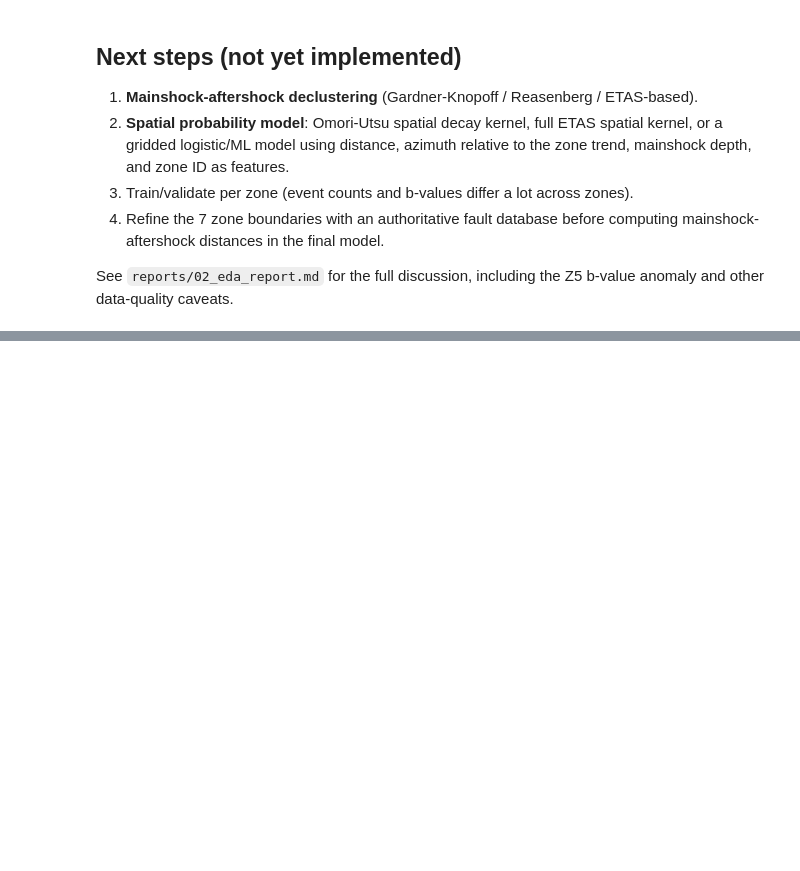
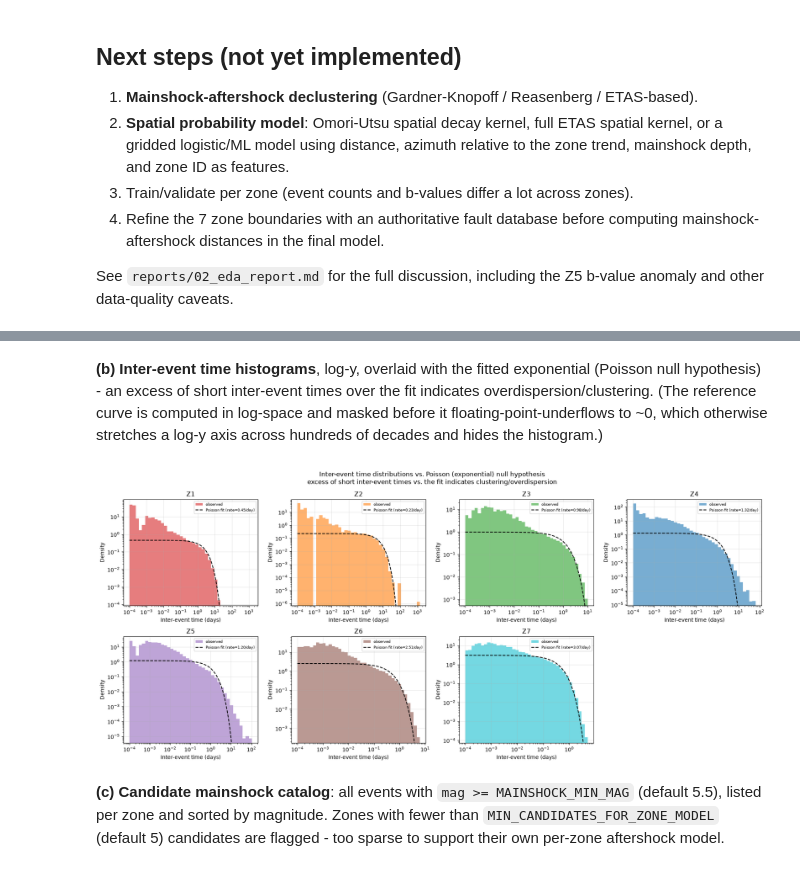
Before and after one commit to maypccp19-glitch/thesis_draft, a Jupyter notebook: thesis_eda.ipynb, the cells around one changed output, grey strips where cells are left out. Drawn from its saved outputs; the diff is of its cells as text; code cells hidden in the pictures; blank space fills up the shorter version.

```diff
--- a/thesis_eda.ipynb
+++ b/thesis_eda.ipynb
@@ -430,0 +619,53 @@ Z5 b-value anomaly and other data-quality caveats.
+# %% [markdown]
+**(b) Inter-event time histograms**, log-y, overlaid with the fitted
+exponential (Poisson null hypothesis) - an excess of short inter-event times
+over the fit indicates overdispersion/clustering. (The reference curve is
+computed in log-space and masked before it floating-point-underflows to
+~0, which otherwise stretches a log-y axis across hundreds of decades and
+hides the histogram.)
+# %%
+zones_enough = [z for z in ZONES_CLASSIFIED if (df_classified["zone_code"] == z).sum() >= 10]
+fig, axes = plt.subplots(2, 4, figsize=(18, 8))
+axes = axes.flatten()
+for i, zone in enumerate(zones_enough):
+    ax = axes[i]
+    sub = df_classified[df_classified["zone_code"] == zone].sort_values("time_utc")
+    t = sub["time_utc"].to_numpy()
+    dt_days = np.diff(t) / np.timedelta64(1, "D")
+    dt_days = dt_days[dt_days > 0]
+    if len(dt_days) < 10:
+        ax.set_title(f"{zone} (n={len(dt_days)}, too few)")
+        continue
+    rate = 1.0 / dt_days.mean()
+    bins = np.logspace(np.log10(max(dt_days.min(), 1e-4)), np.log10(dt_days.max()), 40)
+    counts, edges = np.histogram(dt_days, bins=bins, density=True)
+    positive = counts[counts > 0]
+    ax.stairs(counts, edges, fill=True, alpha=0.6, color=ZONE_COLOR[zone], label="observed")
+
+    xs = np.logspace(np.log10(bins[0]), np.log10(bins[-1]), 200)
+    log10_model = np.log10(rate) - rate * xs / np.log(10)
+    floor = np.log10(positive.min()) - 2 if len(positive) else -10
+    model_mask = log10_model > floor
+    ax.plot(xs[model_mask], 10 ** log10_model[model_mask], "k--", lw=1.5,
+            label=f"Poisson fit (rate={rate:.2f}/day)")
+
+    ax.set_xscale("log"); ax.set_yscale("log")
+    if len(positive):
+        top = max(positive.max(), 10 ** log10_model[model_mask].max() if model_mask.any() else positive.max())
+        ax.set_ylim(bottom=positive.min() * 0.5, top=top * 2)
+    ax.set_xlabel("Inter-event time (days)"); ax.set_ylabel("Density")
+    ax.set_title(zone); ax.legend(fontsize=7); ax.grid(alpha=0.3)
+for j in range(len(zones_enough), len(axes)):
+    axes[j].axis("off")
+fig.suptitle("Inter-event time distributions vs. Poisson (exponential) null hypothesis\n"
+             "excess of short inter-event times vs. the fit indicates clustering/overdispersion")
+fig.tight_layout()
+fig.savefig("figures/07_interevent_time_histograms.png", dpi=150)
+plt.show()
+# %% [output]
+[figure, added]
+# %% [markdown]
+**(c) Candidate mainshock catalog**: all events with `mag >= MAINSHOCK_MIN_MAG`
+(default 5.5), listed per zone and sorted by magnitude. Zones with fewer than
+`MIN_CANDIDATES_FOR_ZONE_MODEL` (default 5) candidates are flagged - too
+sparse to support their own per-zone aftershock model.
```
Also changed, not shown: parts of 20 cells of this notebook, 20 other files.
